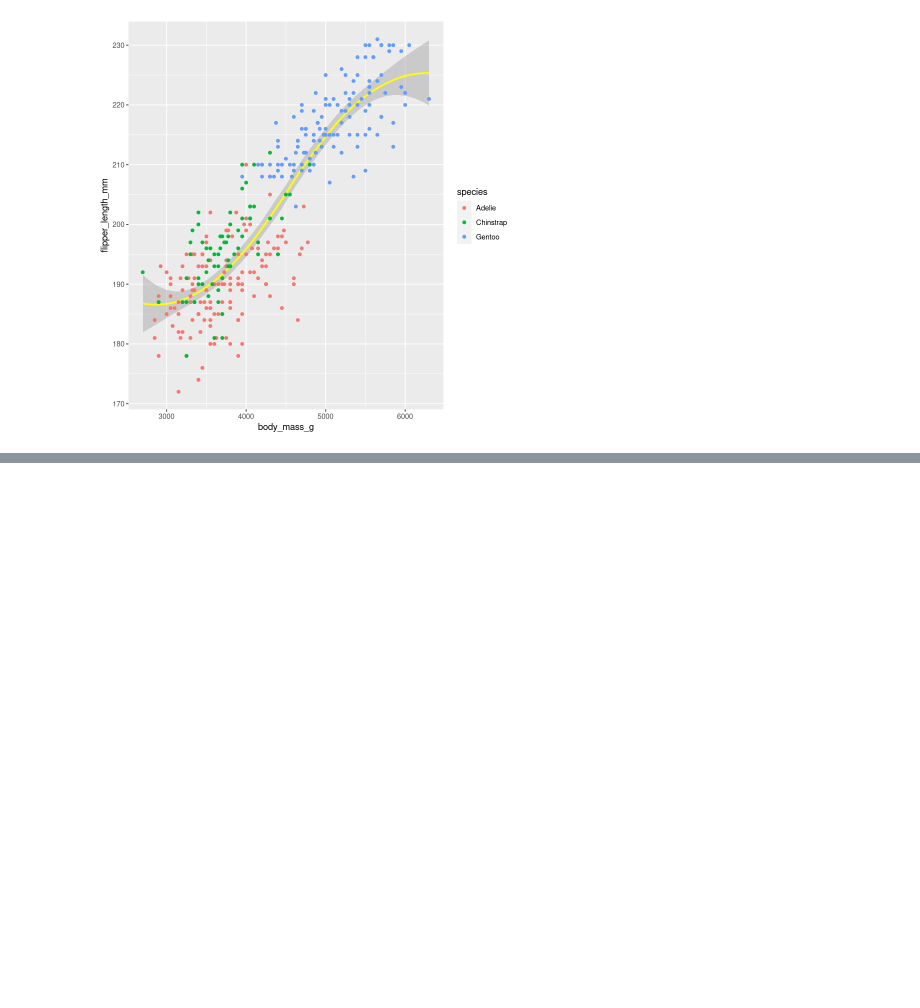
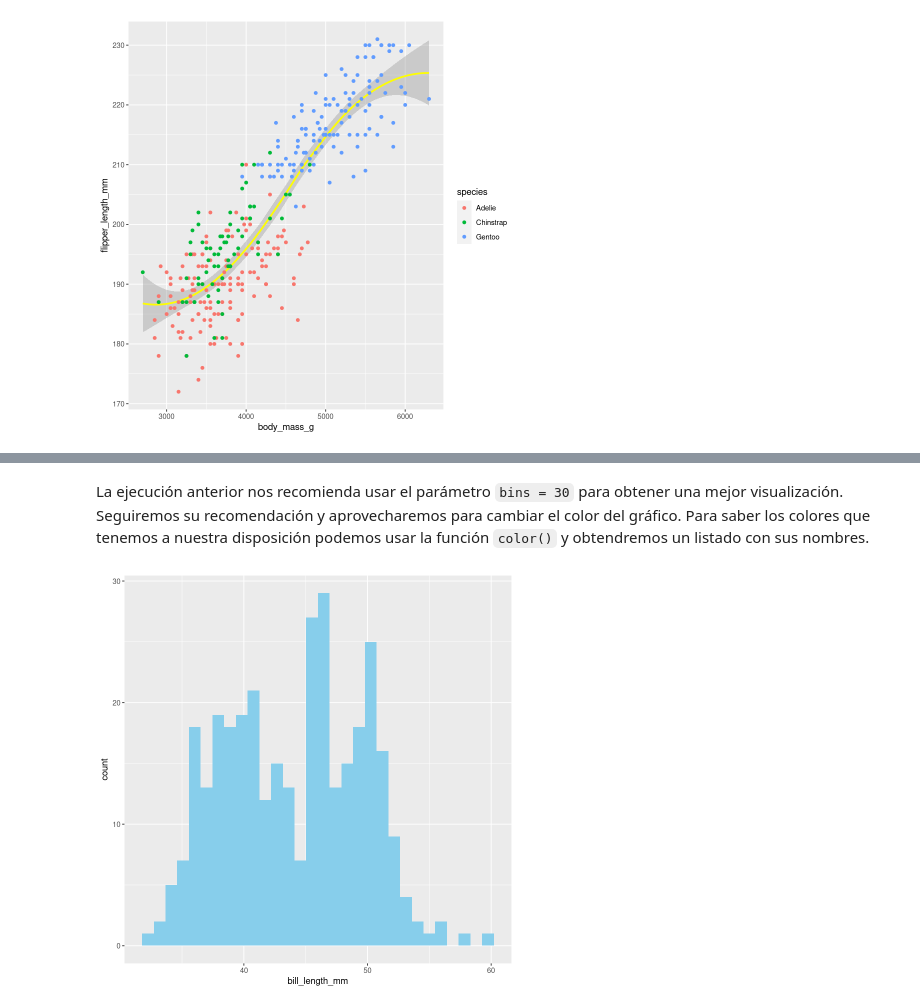
Before and after one commit to wisaaco/TxADM, a Jupyter notebook: docs/notebooks/Part1/03_R_Descripcion/04_Visualizacion.ipynb, the cells around one changed output, grey strips where cells are left out. Saved outputs shown, nothing was run; the diff lists cells and outputs as text; code cells hidden in the pictures; blank space fills up the shorter version.

```diff
--- a/docs/notebooks/Part1/03_R_Descripcion/04_Visualizacion.ipynb
+++ b/docs/notebooks/Part1/03_R_Descripcion/04_Visualizacion.ipynb
@@ -259,0 +280,7 @@ Una de las _geom_ que quizás pueda ser más útil son los diagramas de barra: `
+# %% [markdown]
+La ejecución anterior nos recomienda usar el parámetro `bins = 30` para obtener una mejor visualización. Seguiremos su recomendación y aprovecharemos para cambiar el color del gráfico. Para saber los colores que tenemos a nuestra disposición podemos usar la función `color()` y obtendremos un listado con sus nombres.
+# %%
+ ggplot(data = penguins) +
+    geom_histogram(mapping = aes(x = bill_length_mm), bins=30, fill="skyblue")
+# %% [output]
+[figure, added]
```
Also changed, not shown: parts of 8 cells of this notebook.
